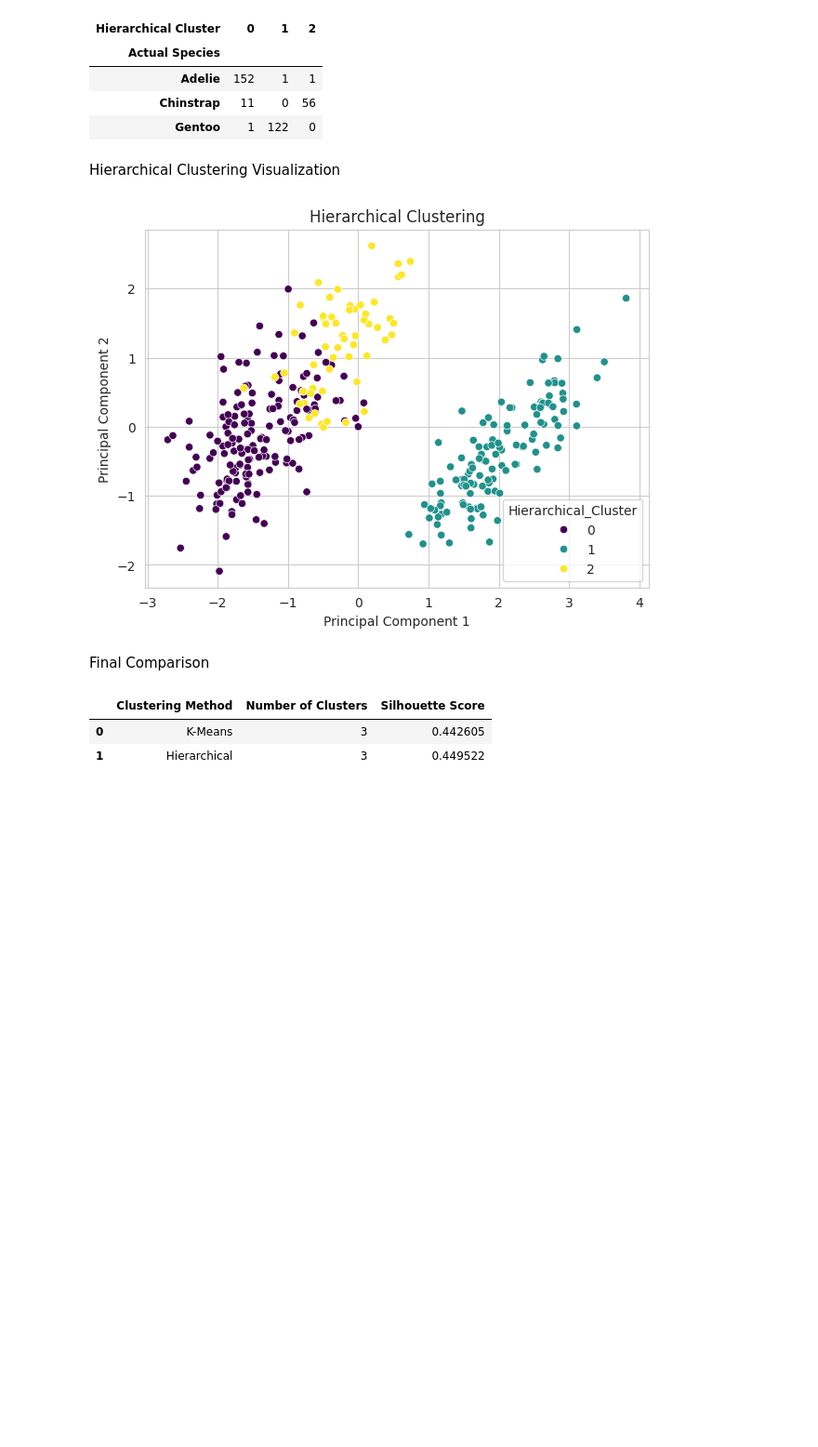
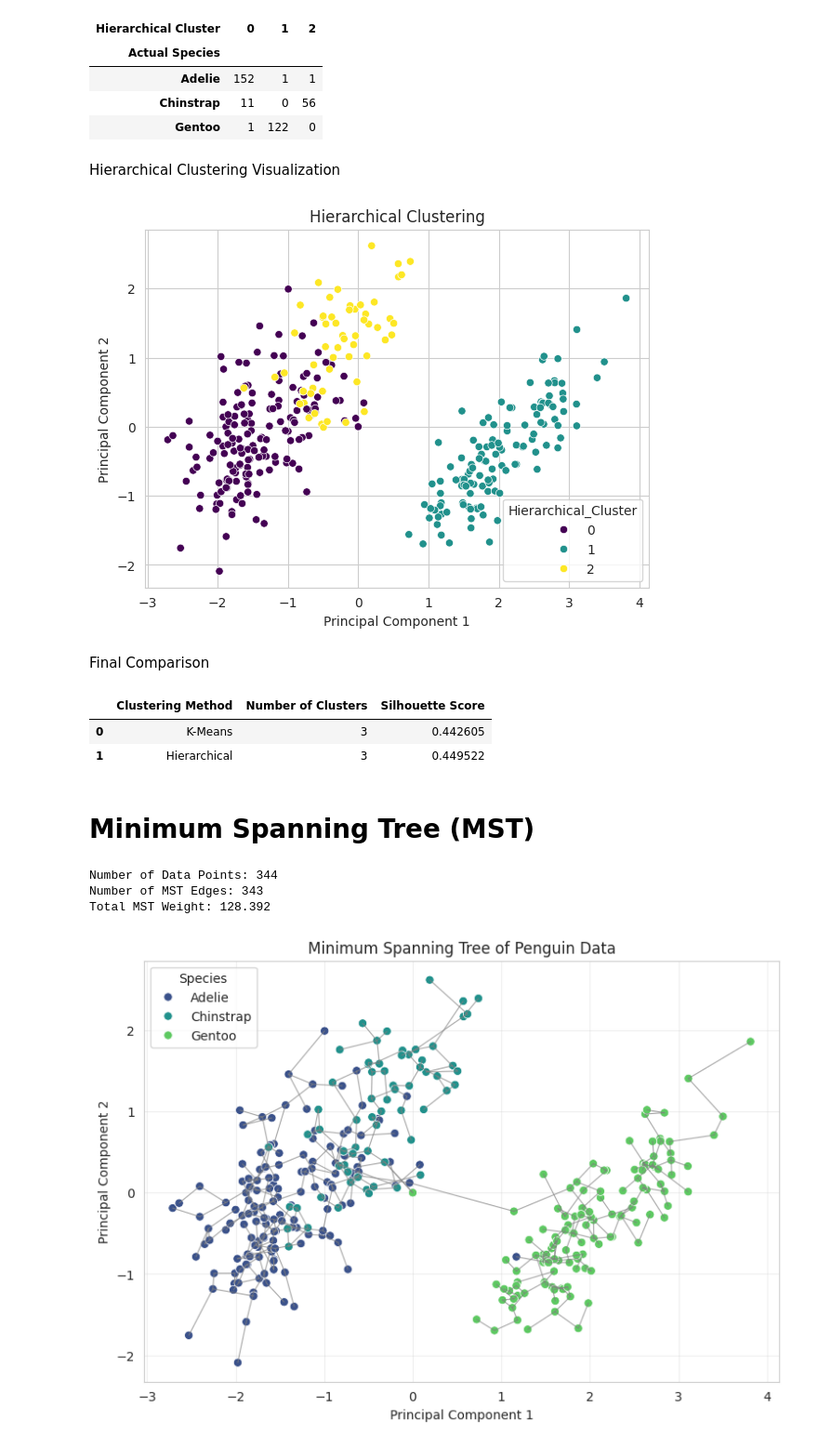
Before and after one commit to AyushFegade/ayushfegade, a Jupyter notebook: ayushfegade.ipynb, the cells around one changed output. Shown at 93% size. Saved outputs shown, nothing was run; the diff lists cells and outputs as text; code cells hidden in the pictures; blank space fills up the shorter version.

```diff
--- a/ayushfegade.ipynb
+++ b/ayushfegade.ipynb
@@ -930,3 +973,63 @@ comparison
 |  | Clustering Method | Number of Clusters | Silhouette Score |
 | 0 | K-Means | 3 | 0.442605 |
 | 1 | Hierarchical | 3 | 0.449522 |
+# %% [markdown]
+
+# Minimum Spanning Tree (MST)
+# %%
+
+# Minimum Spanning Tree (MST)
+
+from scipy.spatial.distance import pdist, squareform
+from scipy.sparse.csgraph import minimum_spanning_tree
+
+# Calculate pairwise Euclidean distances
+distance_matrix = squareform(
+    pdist(X_scaled, metric='euclidean')
+)
+
+# Construct the Minimum Spanning Tree
+mst = minimum_spanning_tree(distance_matrix).toarray()
+
+# Extract edges and their weights
+rows, cols = np.where(mst > 0)
+weights = mst[rows, cols]
+
+# Display MST results
+print("Number of Data Points:", len(X_scaled))
+print("Number of MST Edges:", len(weights))
+print("Total MST Weight:", round(weights.sum(), 3))
+
+# Visualize MST using PCA coordinates
+plt.figure(figsize=(9, 6))
+
+sns.scatterplot(
+    x=X_pca[:, 0],
+    y=X_pca[:, 1],
+    hue=df['species'],
+    palette='viridis',
+    s=45
+)
+
+# Draw MST edges
+for i, j in zip(rows, cols):
+    plt.plot(
+        [X_pca[i, 0], X_pca[j, 0]],
+        [X_pca[i, 1], X_pca[j, 1]],
+        color='gray',
+        linewidth=0.8,
+        alpha=0.7,
+        zorder=1
+    )
+
+plt.xlabel("Principal Component 1")
+plt.ylabel("Principal Component 2")
+plt.title("Minimum Spanning Tree of Penguin Data")
+plt.legend(title="Species")
+plt.grid(True, alpha=0.3)
+plt.show()
+# %% [output]
+Number of Data Points: 344
+Number of MST Edges: 343
+Total MST Weight: 128.392
+[figure, added]
```
Also changed, not shown: parts of 2 cells of this notebook.
